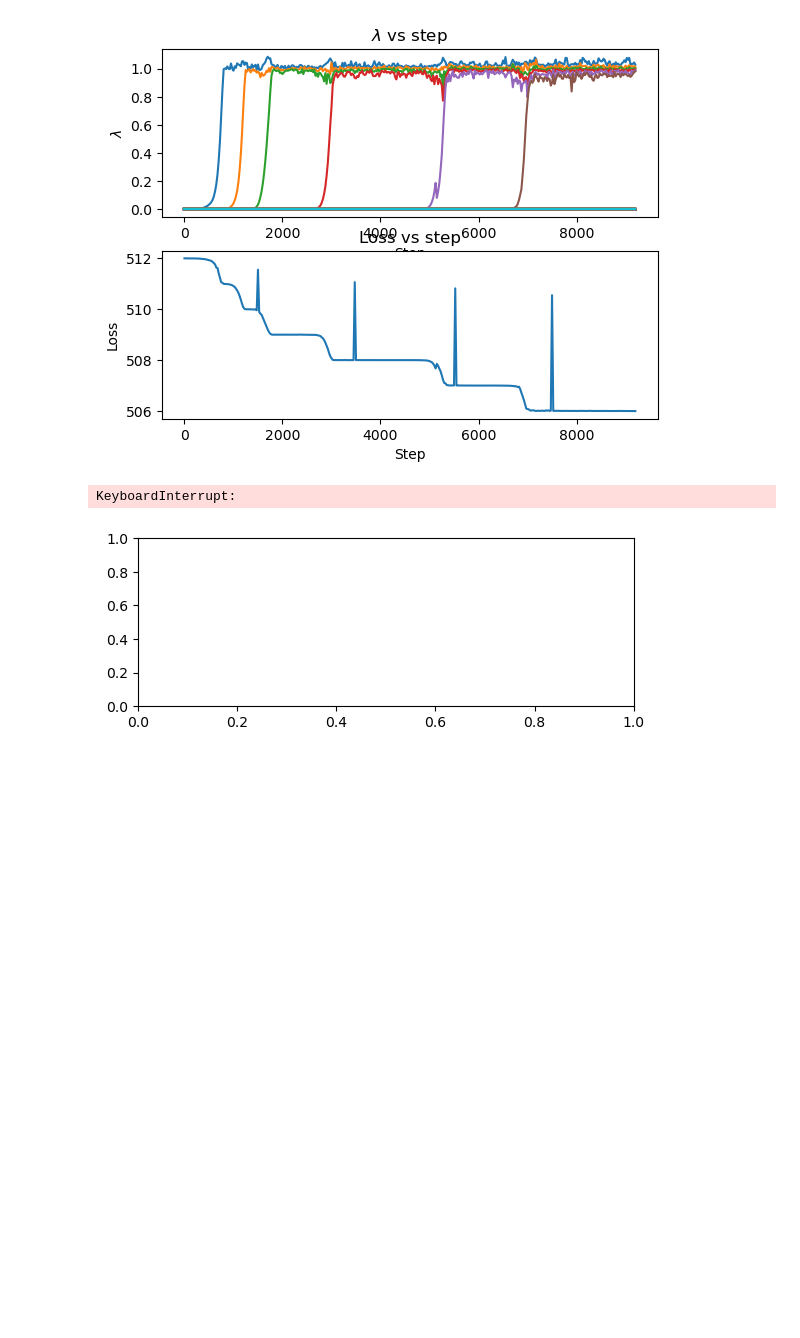
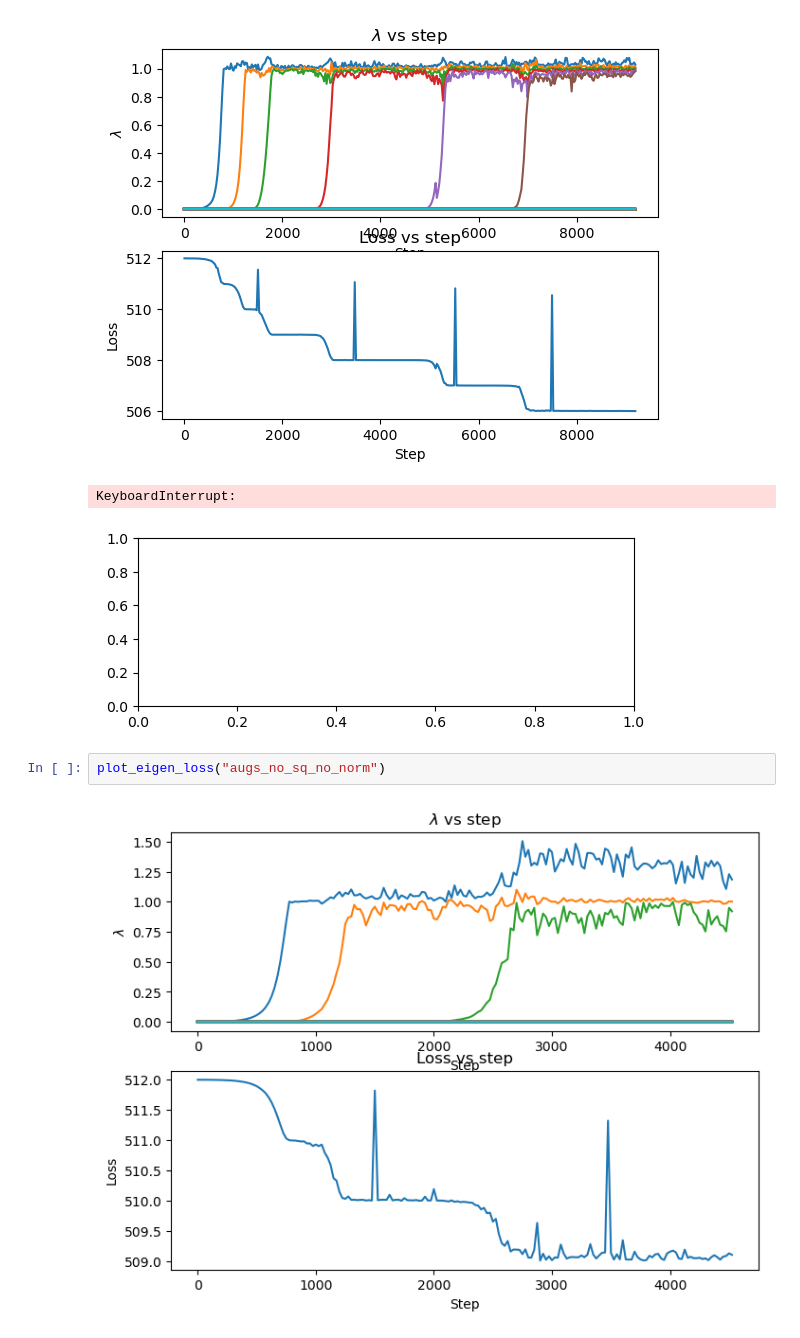
Before and after one commit to DGeisz/CodeX, a Jupyter notebook: Contrastive Learning/plotzzzz.ipynb, the cells around one changed output. Saved outputs shown, nothing was run; the diff lists cells and outputs as text; blank space fills up the shorter version.

Commit message:
Ran augs w no norm and no sqrt

```diff
--- a/Contrastive Learning/plotzzzz.ipynb
+++ b/Contrastive Learning/plotzzzz.ipynb
@@ -261,3 +261,7 @@ Failed for line: /opt/conda/envs/pytorch/lib/python3.9/site-packages/ipykernel_l
 [figure]
 KeyboardInterrupt:
 [figure]
+# %%
+plot_eigen_loss("augs_no_sq_no_norm")
+# %% [output]
+[figure, added]
```
Also changed, not shown: 4 other files.
